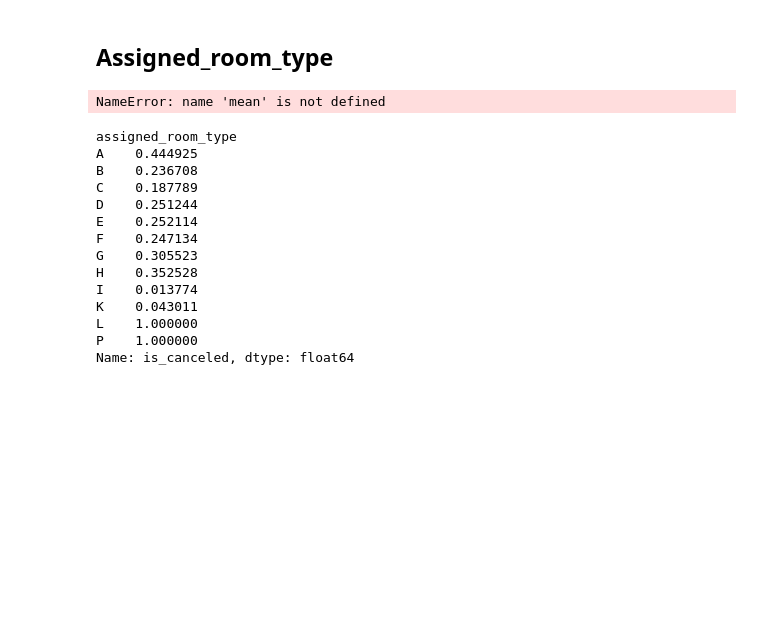
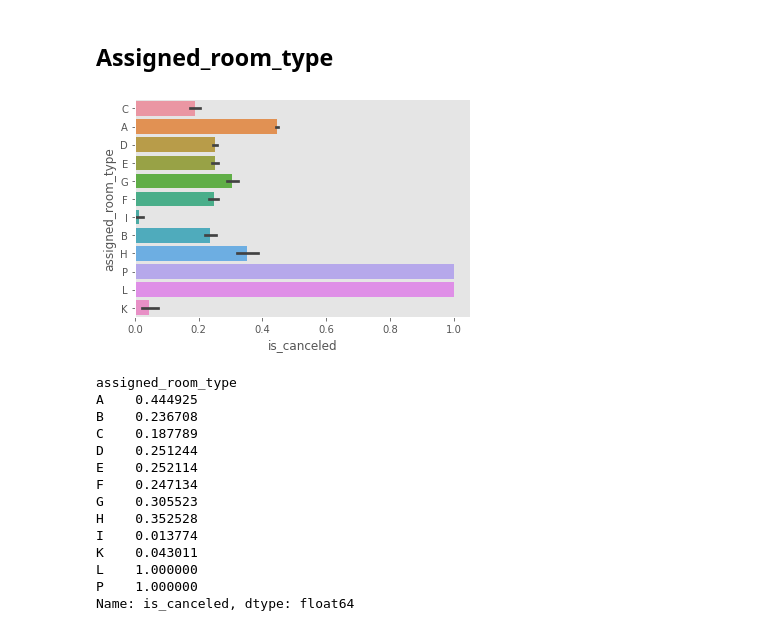
Before and after one commit to aenoboa1/Project_MlZoomcamp, a Jupyter notebook: notebook.ipynb, the cells around one changed output. Cells and saved outputs as stored; diff of their text form; code cells hidden in the pictures; blank space fills up the shorter version.

```diff
--- a/notebook.ipynb
+++ b/notebook.ipynb
@@ -602,9 +629,9 @@ ValueError: list.remove(x): x not in list
 # %% [markdown]
 ## Assigned_room_type
 # %%
-assigned  = sns.barplot(y='assigned_room_type', x='is_canceled',data=df,estimator=mean,)
+assigned  = sns.barplot(y='assigned_room_type', x='is_canceled',data=df,estimator=mean)
 # %% [output]
-NameError: name 'mean' is not defined
+[figure, added]
 # %%
 df.groupby('assigned_room_type')['is_canceled'].mean()
 # %% [output]
```
Also changed, not shown: parts of 48 cells of this notebook, 4 other files.
